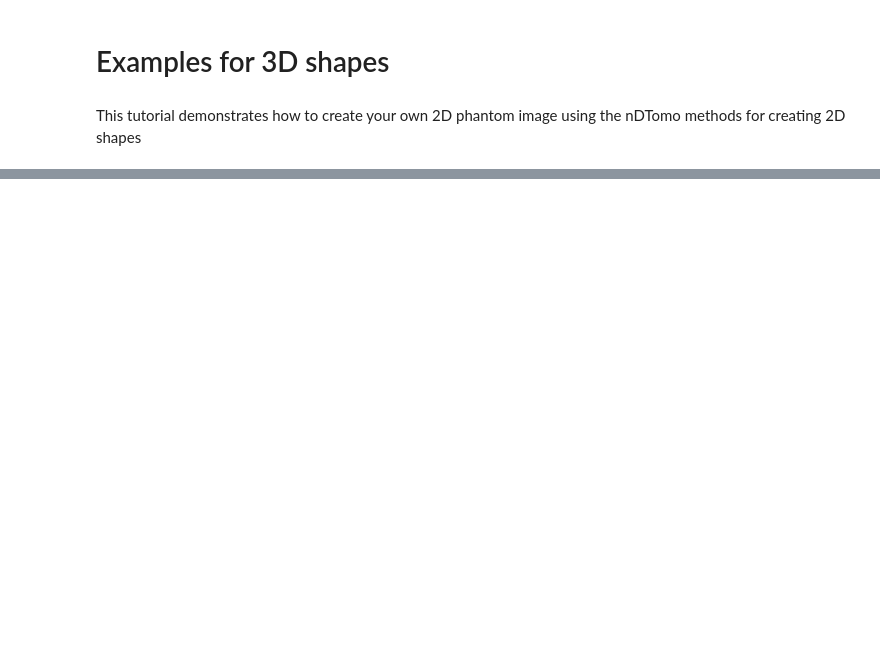
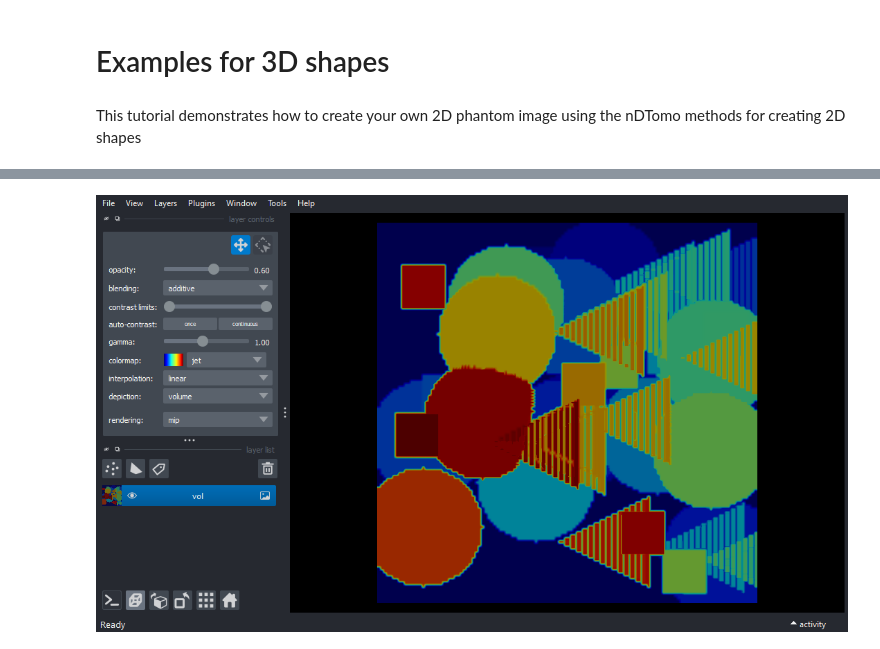
Before and after one commit to antonyvam/nDTomo, a Jupyter notebook: nDTomo/examples/notebooks/tutorial_3D_shapes.ipynb, the cells around one changed output, grey strips where cells are left out. Drawn from its saved outputs; the diff is of its cells as text; code cells hidden in the pictures; blank space fills up the shorter version.

```diff
--- a/nDTomo/examples/notebooks/tutorial_3D_shapes.ipynb
+++ b/nDTomo/examples/notebooks/tutorial_3D_shapes.ipynb
@@ -60,9 +40,7 @@ showvol(vol, opacity_mode = 'binary', thr = 0.1, interp = 'nearest')
 # %%
-from tqdm import tqdm
-
-nshapes = 50
+nshapes = 15
 ofs = 10
-shape = (256, 256, 512)  # (x, y, z)
+shape = (128, 128, 128)  # (x, y, z)
 
 vol = np.zeros(shape, dtype='float32')
 
@@ -80,7 +58,7 @@ for ii in tqdm(range(nshapes)):
     zi = np.random.randint(0 + ofs, shape[2] - ofs)
     val = np.random.rand(1)[0]
 
-    vol = create_sphere(vol, center=(xi,yi,zi), radius=20, fill_value=val)
+    vol = create_sphere(vol, center=(xi,yi,zi), outer_radius=20, fill_value=val)
 
     xi = np.random.randint(0 + ofs, shape[0] - ofs)
     yi = np.random.randint(0 + ofs, shape[1] - ofs)
@@ -88,6 +66,11 @@ for ii in tqdm(range(nshapes)):
     val = np.random.rand(1)[0]
 
     vol = create_cube(vol, center=(xi,yi,zi), size=15, fill_value=val)
-
-mlab.figure(bgcolor=(1, 1, 1))
-showvol(vol, opacity_mode = 'binary', thr = 0.1, interp = 'nearest')
+# %%
+# Start Napari in Jupyter widget mode
+viewer = napari.Viewer(ndisplay=3)  # 3D mode
+viewer.add_image(vol, colormap='jet', blending='additive', opacity=0.6)
+
+napari.utils.nbscreenshot(viewer)
+# %% [output]
+[figure, added]
```
Also changed, not shown: parts of 3 cells of this notebook, 1 other file.
